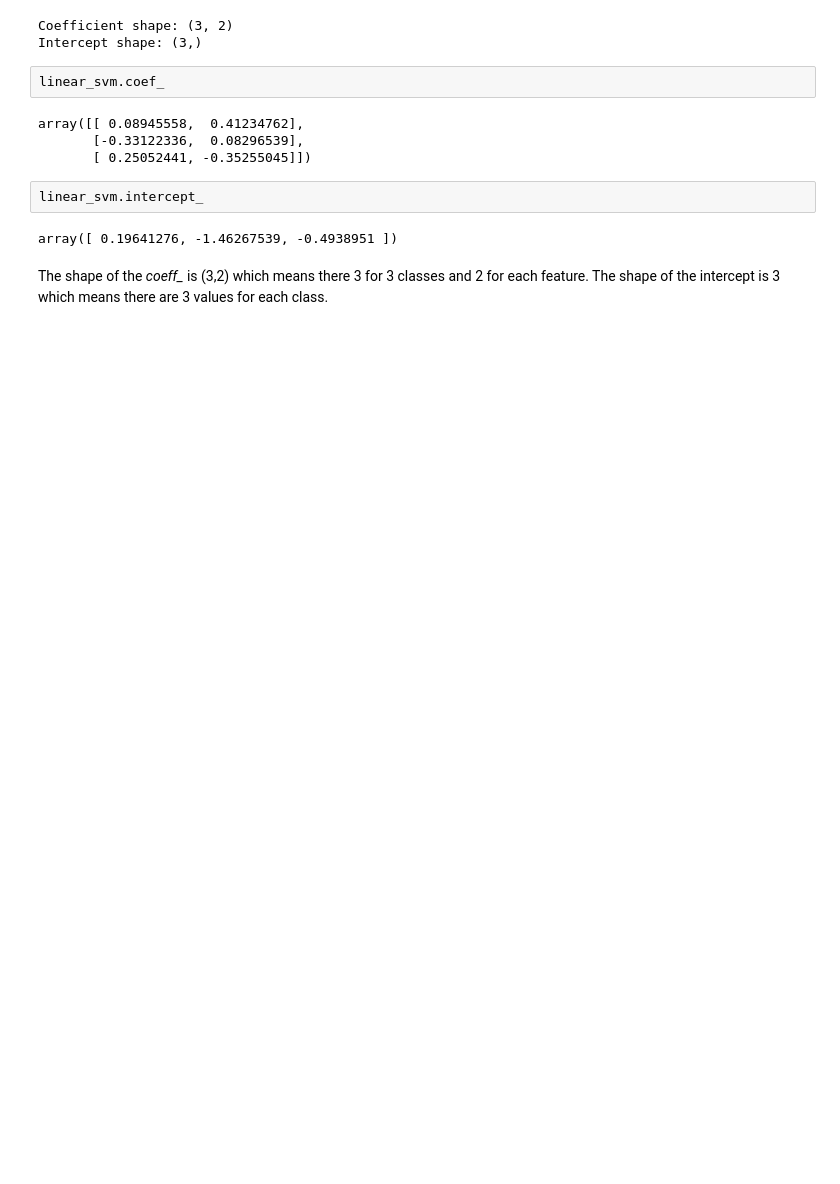
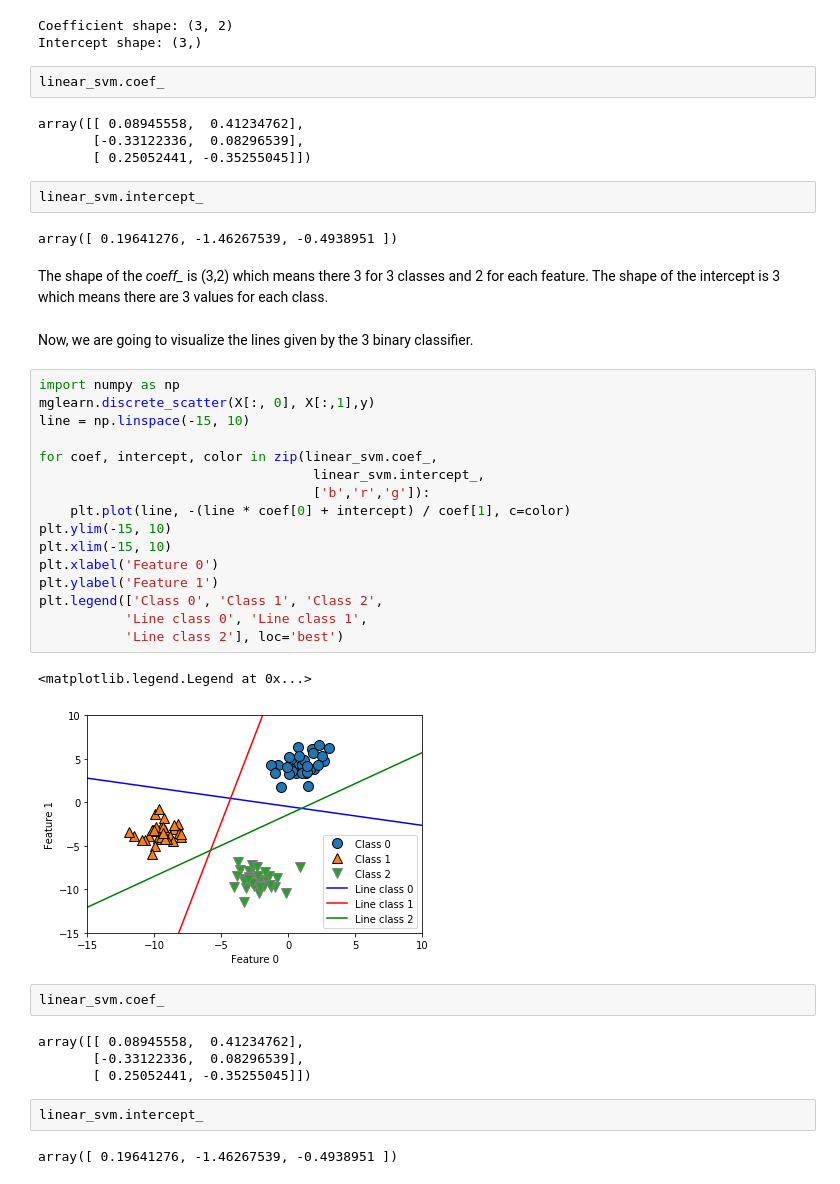
Before and after one commit to abudata/Machine_Learning, a Jupyter notebook: Supervised_Learning_Linear_Models_for_Classification.ipynb, the cells around one changed output. Saved outputs shown, nothing was run; the diff lists cells and outputs as text; blank space fills up the shorter version.

Commit message:
one-vs-rest plot added

```diff
--- a/Supervised_Learning_Linear_Models_for_Classification.ipynb
+++ b/Supervised_Learning_Linear_Models_for_Classification.ipynb
@@ -182,3 +182,34 @@ linear_svm.intercept_
 array([ 0.19641276, -1.46267539, -0.4938951 ])
 # %% [markdown]
 The shape of the *coeff_* is (3,2) which means there 3 for 3 classes and 2 for each feature. The shape of the intercept is 3 which means there are 3 values for each class.
+# %% [markdown]
+Now, we are going to visualize the lines given by the 3 binary classifier.
+# %%
+import numpy as np
+mglearn.discrete_scatter(X[:, 0], X[:,1],y)
+line = np.linspace(-15, 10)
+
+for coef, intercept, color in zip(linear_svm.coef_,
+                                   linear_svm.intercept_,
+                                   ['b','r','g']):
+    plt.plot(line, -(line * coef[0] + intercept) / coef[1], c=color)
+plt.ylim(-15, 10)
+plt.xlim(-15, 10)
+plt.xlabel('Feature 0')
+plt.ylabel('Feature 1')
+plt.legend(['Class 0', 'Class 1', 'Class 2',
+           'Line class 0', 'Line class 1',
+           'Line class 2'], loc='best')
+# %% [output]
+<matplotlib.legend.Legend at 0x...>
+[figure, added]
+# %%
+linear_svm.coef_
+# %% [output]
+array([[ 0.08945558,  0.41234762],
+       [-0.33122336,  0.08296539],
+       [ 0.25052441, -0.35255045]])
+# %%
+linear_svm.intercept_
+# %% [output]
+array([ 0.19641276, -1.46267539, -0.4938951 ])
```
